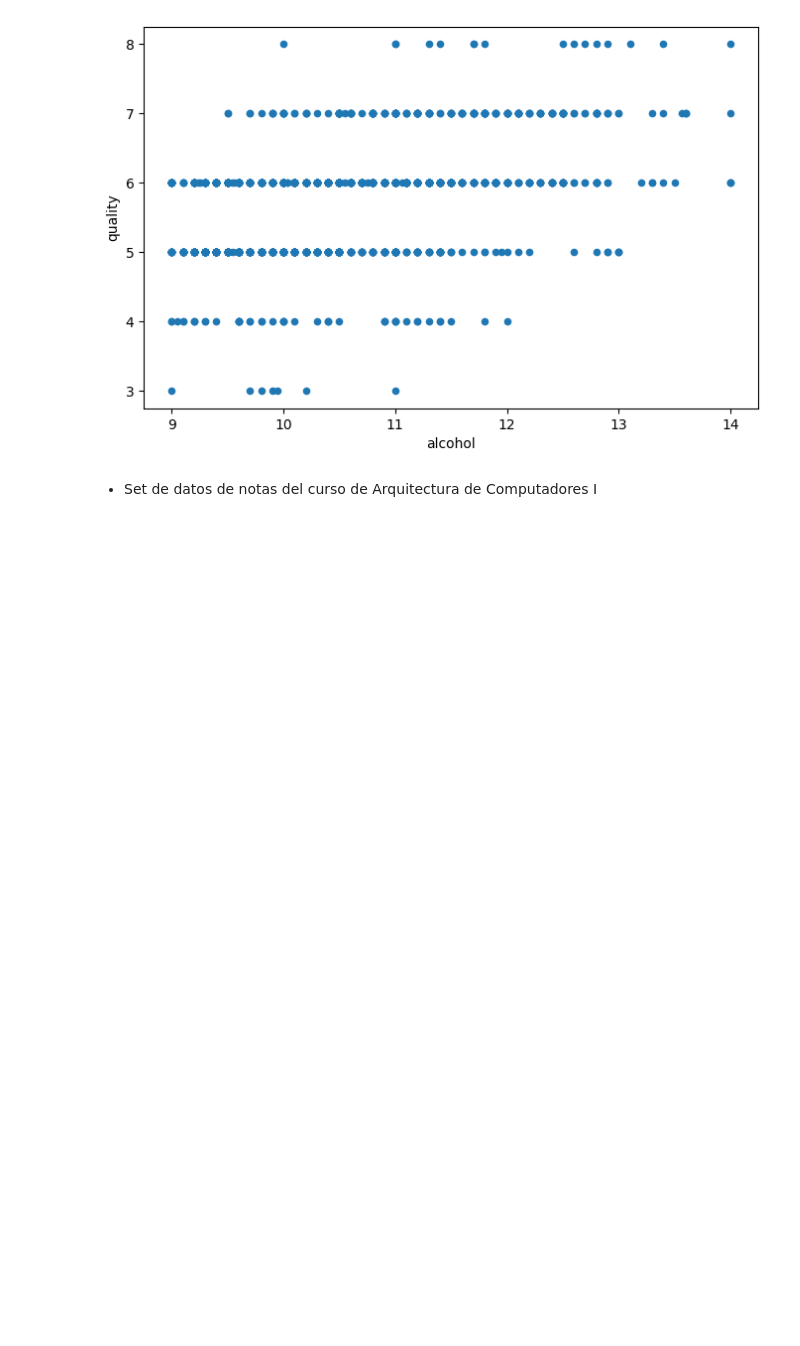
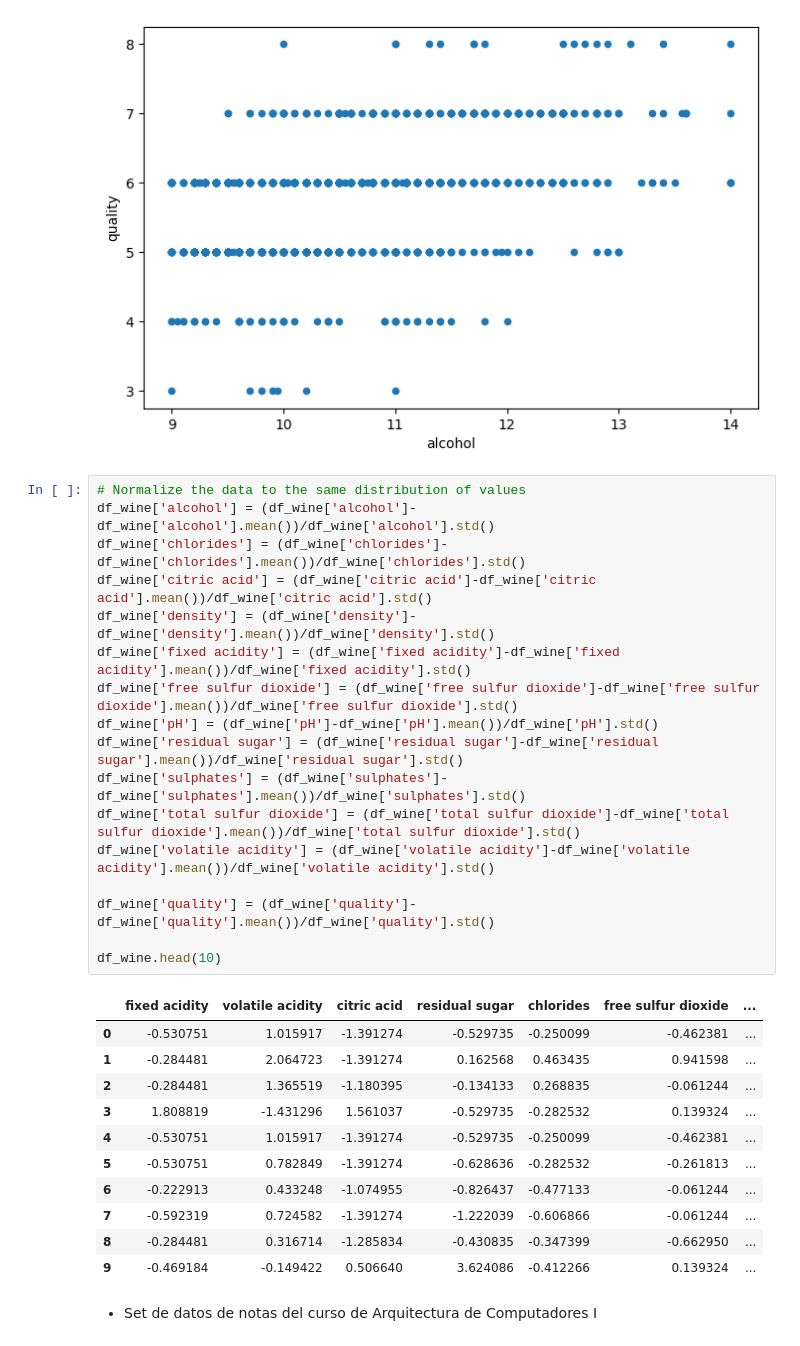
Before and after one commit to JoseDavidSS/Patrones.Project1, a Jupyter notebook: ml_models.ipynb, the cells around one changed output. Saved outputs shown, nothing was run; the diff lists cells and outputs as text; blank space fills up the shorter version.

Commit message:
Normalize data columns from red wine dataset

```diff
--- a/ml_models.ipynb
+++ b/ml_models.ipynb
@@ -90,6 +90,35 @@ plt.show()
 [figure]
 [figure]
 [figure]
+# %%
+# Normalize the data to the same distribution of values
+df_wine['alcohol'] = (df_wine['alcohol']-df_wine['alcohol'].mean())/df_wine['alcohol'].std()
+df_wine['chlorides'] = (df_wine['chlorides']-df_wine['chlorides'].mean())/df_wine['chlorides'].std()
+df_wine['citric acid'] = (df_wine['citric acid']-df_wine['citric acid'].mean())/df_wine['citric acid'].std()
+df_wine['density'] = (df_wine['density']-df_wine['density'].mean())/df_wine['density'].std()
+df_wine['fixed acidity'] = (df_wine['fixed acidity']-df_wine['fixed acidity'].mean())/df_wine['fixed acidity'].std()
+df_wine['free sulfur dioxide'] = (df_wine['free sulfur dioxide']-df_wine['free sulfur dioxide'].mean())/df_wine['free sulfur dioxide'].std()
+df_wine['pH'] = (df_wine['pH']-df_wine['pH'].mean())/df_wine['pH'].std()
+df_wine['residual sugar'] = (df_wine['residual sugar']-df_wine['residual sugar'].mean())/df_wine['residual sugar'].std()
+df_wine['sulphates'] = (df_wine['sulphates']-df_wine['sulphates'].mean())/df_wine['sulphates'].std()
+df_wine['total sulfur dioxide'] = (df_wine['total sulfur dioxide']-df_wine['total sulfur dioxide'].mean())/df_wine['total sulfur dioxide'].std()
+df_wine['volatile acidity'] = (df_wine['volatile acidity']-df_wine['volatile acidity'].mean())/df_wine['volatile acidity'].std()
+
+df_wine['quality'] = (df_wine['quality']-df_wine['quality'].mean())/df_wine['quality'].std()
+
+df_wine.head(10)
+# %% [output]
+|  | fixed acidity | volatile acidity | citric acid | residual sugar | chlorides | free sulfur dioxide | ... |
+| 0 | -0.530751 | 1.015917 | -1.391274 | -0.529735 | -0.250099 | -0.462381 | ... |
+| 1 | -0.284481 | 2.064723 | -1.391274 | 0.162568 | 0.463435 | 0.941598 | ... |
+| 2 | -0.284481 | 1.365519 | -1.180395 | -0.134133 | 0.268835 | -0.061244 | ... |
+| 3 | 1.808819 | -1.431296 | 1.561037 | -0.529735 | -0.282532 | 0.139324 | ... |
+| 4 | -0.530751 | 1.015917 | -1.391274 | -0.529735 | -0.250099 | -0.462381 | ... |
+| 5 | -0.530751 | 0.782849 | -1.391274 | -0.628636 | -0.282532 | -0.261813 | ... |
+| 6 | -0.222913 | 0.433248 | -1.074955 | -0.826437 | -0.477133 | -0.061244 | ... |
+| 7 | -0.592319 | 0.724582 | -1.391274 | -1.222039 | -0.606866 | -0.061244 | ... |
+| 8 | -0.284481 | 0.316714 | -1.285834 | -0.430835 | -0.347399 | -0.662950 | ... |
+| 9 | -0.469184 | -0.149422 | 0.506640 | 3.624086 | -0.412266 | 0.139324 | ... |
 # %% [markdown]
 * Set de datos de notas del curso de Arquitectura de Computadores I
 # %%
```
